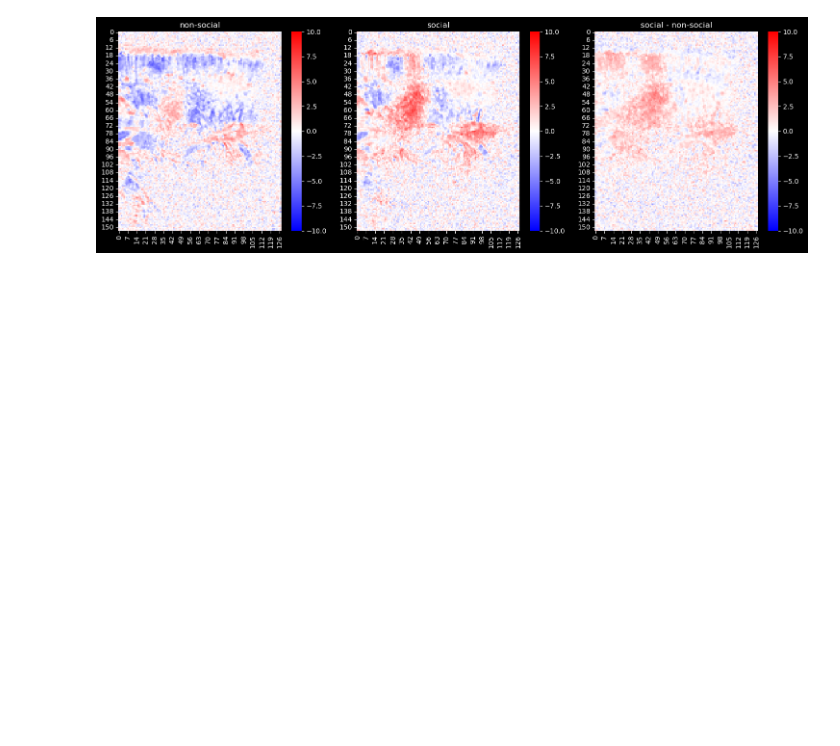
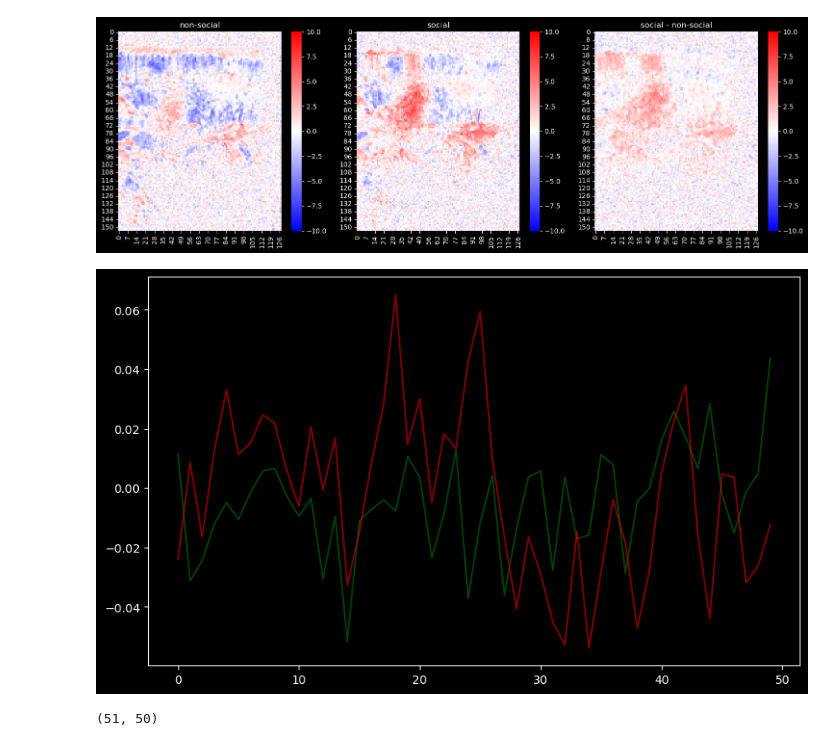
Before and after one commit to yibeichan/fUSi-workflow, a Jupyter notebook: code/social_grouper.ipynb, the cells around one changed output. Saved outputs shown, nothing was run; the diff lists cells and outputs as text; code cells hidden in the pictures; blank space fills up the shorter version.

```diff
--- a/code/social_grouper.ipynb
+++ b/code/social_grouper.ipynb
@@ -135,3 +122,14 @@ def run_glm_and_compute_contrasts(brain_data, X, task_type):
         contrast_results[contrast_id] = contrast.z_score()
 
     return contrast_results
+# %%
+def proc_pixel(pixel_data, event_df, tr=1/2.5):
+    trial_data = get_trial_data(event_df, pixel_data, tr)
+    normalized_data = []
+
+    for trial_type in event_df['trial_type'].unique():
+        data = trial_data[event_df['trial_type'] == trial_type]
+        # normalized_data.append(normalize_data(data))
+        normalized_data.append(data)
+
+    return normalized_data
@@ -151,13 +151,6 @@ event_df = create_design_matrix(condition, behave_codes, absolute_starttime, tas
 # %% [output]
 Skipping index 32 due to b[0][0][1][2][0] != 2
 Skipping index 43 due to b[0][0][1][2][0] != 2
-# %%
-event_df1 = event_df.copy()
-for i, row in event_df.iterrows():
-    if row["trial_type"] == "2" or row["trial_type"] == "6":
-        event_df1.at[i, "trial_type"] = "social"
-    else:
-        event_df1.at[i, "trial_type"] = "non-social"
 # %%
 event_df2 = event_df1.dropna(subset=['onset'])
 
@@ -181,0 +208,25 @@ plot_contrasts(contrast_results, vmin=-10, vmax=10)
+# %%
+tr = 1 / 2.5
+n_tr = brain_data.shape[-1]
+frame_times = np.arange(n_tr) * tr
+
+event_df2, event_binary_df = map_events_to_frame_times(event_df1, frame_times)
+
+i, j = 60, 42
+pixel_data = normalized_data_divide[i,0,j,:].reshape(-1,1)
+# pixel_data = Y[i, :].reshape(-1, 1)  # Ensure pixel_data is 2D
+normalized_data = proc_pixel(pixel_data, event_df2)
+
+# Create the plot
+plt.figure(figsize=(10, 6))
+
+# Plot the three lines
+plt.plot(np.nanmean(normalized_data[0], axis=0), label='Non-social', alpha=0.5, color='green')
+plt.plot(np.nanmean(normalized_data[1], axis=0), label='Social', alpha=0.5, color='red')
+plt.show()
+# %% [output]
+[figure, added]
+# %%
+normalized_data[0].shape
+# %% [output]
+(51, 50)
```
Also changed, not shown: parts of 22 cells of this notebook, 7 other files.
